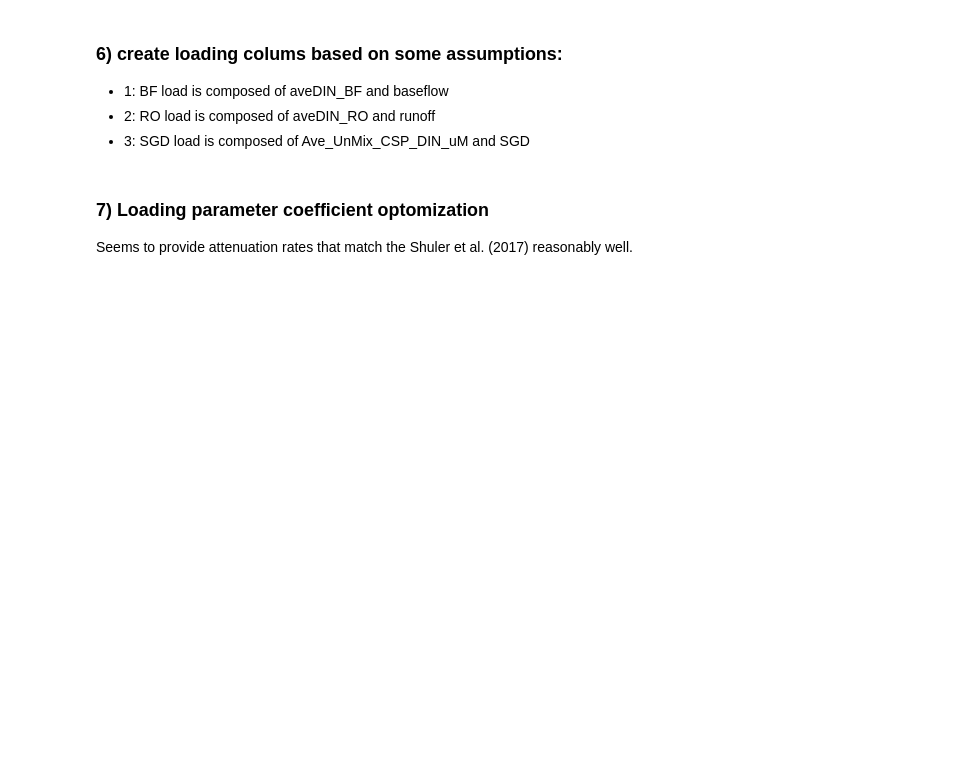
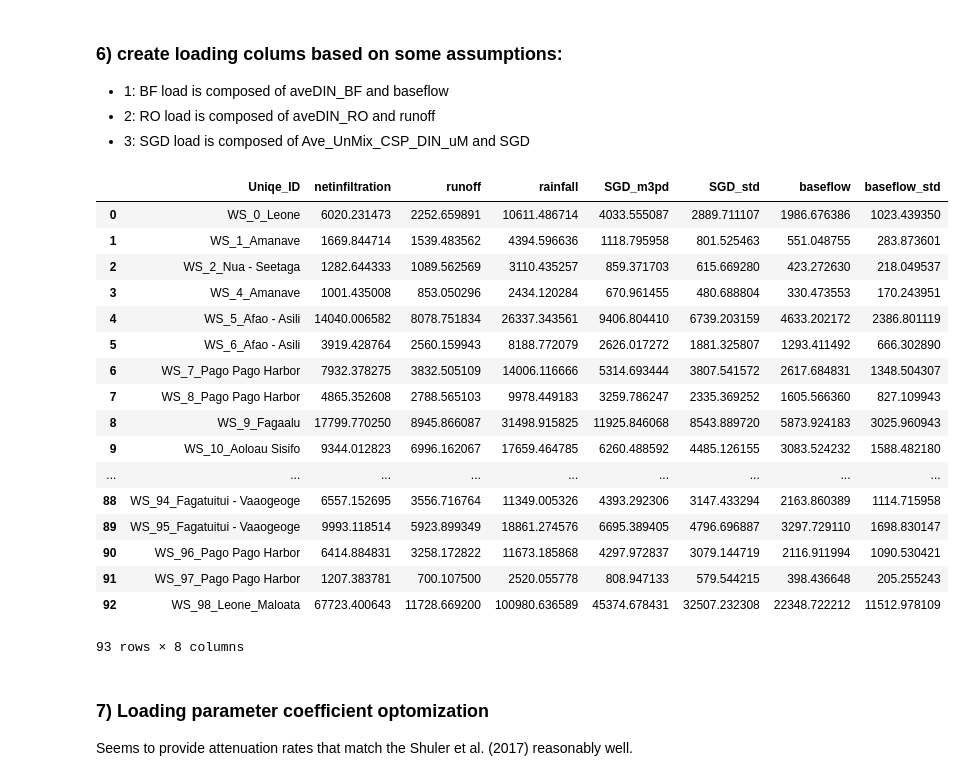
Before and after one commit to cshuler/R2R_DIN_Loading_Model, a Jupyter notebook: Scripts/R2R_DIN_loading_model_Final.ipynb, the cells around one changed output. Drawn from its saved outputs; the diff is of its cells as text; code cells hidden in the pictures; blank space fills up the shorter version.

```diff
--- a/Scripts/R2R_DIN_loading_model_Final.ipynb
+++ b/Scripts/R2R_DIN_loading_model_Final.ipynb
@@ -252,6 +252,27 @@ merge_frame3['SGD_DIN_lOAD_kgNpd_ERR'] = mul_err(x, y, xE, yE )
 x = merge_frame3['BF_DIN_lOAD_kgNpd']; y = merge_frame3['RO_DIN_lOAD_kgNpd']; z = merge_frame3['SGD_DIN_lOAD_kgNpd']
 xE = merge_frame3['BF_DIN_lOAD_kgNpd_ERR']; yE = merge_frame3['RO_DIN_lOAD_kgNpd_ERR']; zE = merge_frame3['SGD_DIN_lOAD_kgNpd_ERR']
 merge_frame3['Total_DIN_lOAD_kgNpd_ERR'] = add_err3(xE, yE, zE)
+# %%
+wb_results
+# %% [output]
+|  | Uniqe_ID | netinfiltration | runoff | rainfall | SGD_m3pd | SGD_std | baseflow | baseflow_std |
+| 0 | WS_0_Leone | 6020.231473 | 2252.659891 | 10611.486714 | 4033.555087 | 2889.711107 | 1986.676386 | 1023.439350 |
+| 1 | WS_1_Amanave | 1669.844714 | 1539.483562 | 4394.596636 | 1118.795958 | 801.525463 | 551.048755 | 283.873601 |
+| 2 | WS_2_Nua - Seetaga | 1282.644333 | 1089.562569 | 3110.435257 | 859.371703 | 615.669280 | 423.272630 | 218.049537 |
+| 3 | WS_4_Amanave | 1001.435008 | 853.050296 | 2434.120284 | 670.961455 | 480.688804 | 330.473553 | 170.243951 |
+| 4 | WS_5_Afao - Asili | 14040.006582 | 8078.751834 | 26337.343561 | 9406.804410 | 6739.203159 | 4633.202172 | 2386.801119 |
+| 5 | WS_6_Afao - Asili | 3919.428764 | 2560.159943 | 8188.772079 | 2626.017272 | 1881.325807 | 1293.411492 | 666.302890 |
+| 6 | WS_7_Pago Pago Harbor | 7932.378275 | 3832.505109 | 14006.116666 | 5314.693444 | 3807.541572 | 2617.684831 | 1348.504307 |
+| 7 | WS_8_Pago Pago Harbor | 4865.352608 | 2788.565103 | 9978.449183 | 3259.786247 | 2335.369252 | 1605.566360 | 827.109943 |
+| 8 | WS_9_Fagaalu | 17799.770250 | 8945.866087 | 31498.915825 | 11925.846068 | 8543.889720 | 5873.924183 | 3025.960943 |
+| 9 | WS_10_Aoloau Sisifo | 9344.012823 | 6996.162067 | 17659.464785 | 6260.488592 | 4485.126155 | 3083.524232 | 1588.482180 |
+| ... | ... | ... | ... | ... | ... | ... | ... | ... |
+| 88 | WS_94_Fagatuitui - Vaaogeoge | 6557.152695 | 3556.716764 | 11349.005326 | 4393.292306 | 3147.433294 | 2163.860389 | 1114.715958 |
+| 89 | WS_95_Fagatuitui - Vaaogeoge | 9993.118514 | 5923.899349 | 18861.274576 | 6695.389405 | 4796.696887 | 3297.729110 | 1698.830147 |
+| 90 | WS_96_Pago Pago Harbor | 6414.884831 | 3258.172822 | 11673.185868 | 4297.972837 | 3079.144719 | 2116.911994 | 1090.530421 |
+| 91 | WS_97_Pago Pago Harbor | 1207.383781 | 700.107500 | 2520.055778 | 808.947133 | 579.544215 | 398.436648 | 205.255243 |
+| 92 | WS_98_Leone_Maloata | 67723.400643 | 11728.669200 | 100980.636589 | 45374.678431 | 32507.232308 | 22348.722212 | 11512.978109 |
+93 rows × 8 columns
 # %% [markdown]
 ### 7)  Loading parameter coefficient optomization
 
```
Also changed, not shown: 9 other files.
